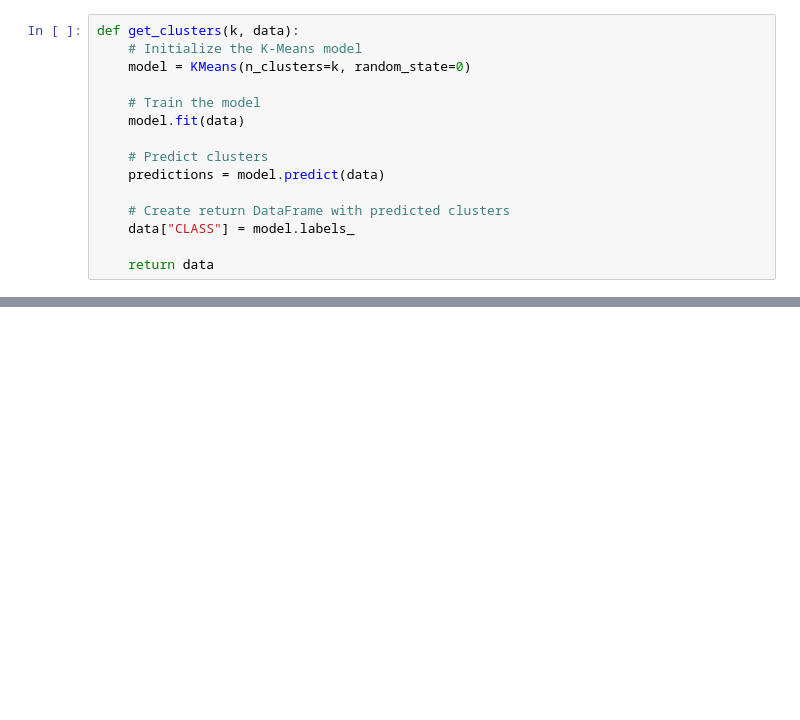
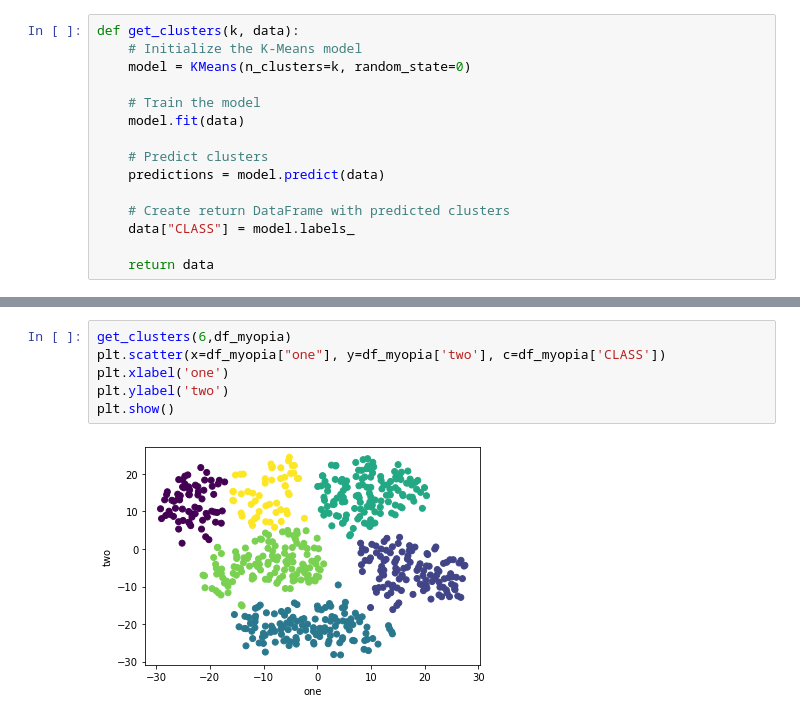
Before and after one commit to jfraz027/Unsupervised-Learning, a Jupyter notebook: Part3Perform.ipynb, the cells around one changed output, grey strips where cells are left out. Drawn from its saved outputs; the diff is of its cells as text; blank space fills up the shorter version.

```diff
--- a/Part3Perform.ipynb
+++ b/Part3Perform.ipynb
@@ -91,0 +92,8 @@ plt.show()
+# %%
+get_clusters(6,df_myopia)
+plt.scatter(x=df_myopia["one"], y=df_myopia['two'], c=df_myopia['CLASS'])
+plt.xlabel('one')
+plt.ylabel('two')
+plt.show()
+# %% [output]
+[figure, added]
```
Also changed, not shown: parts of 6 cells of this notebook, 3 other files.
